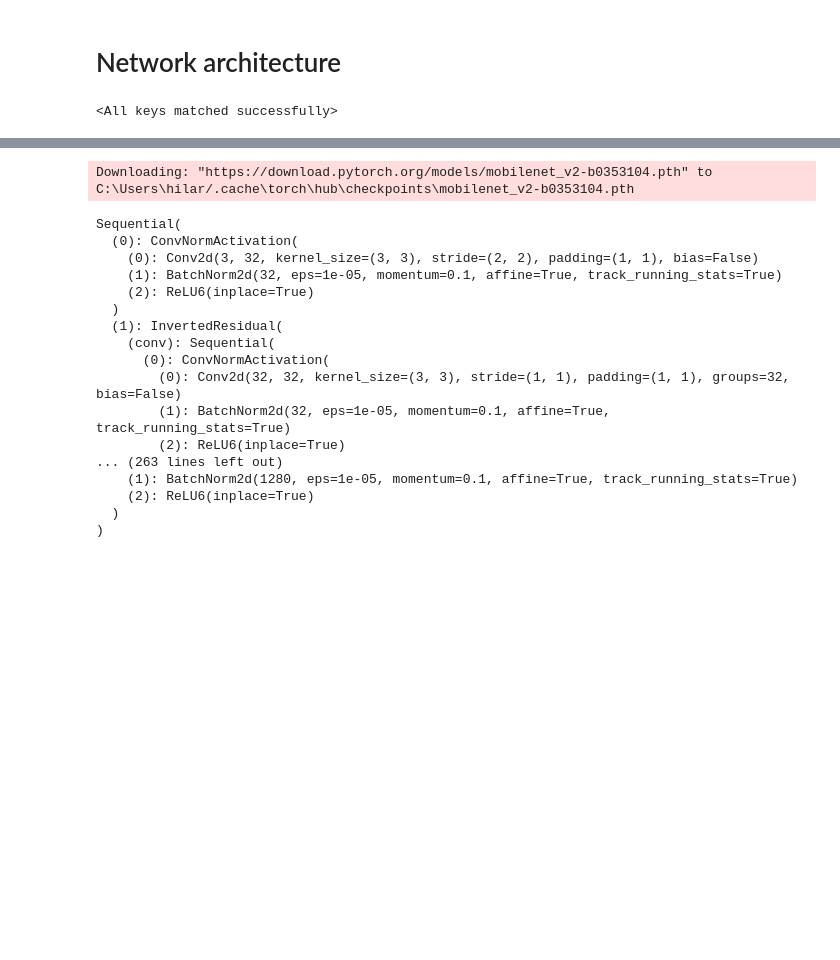
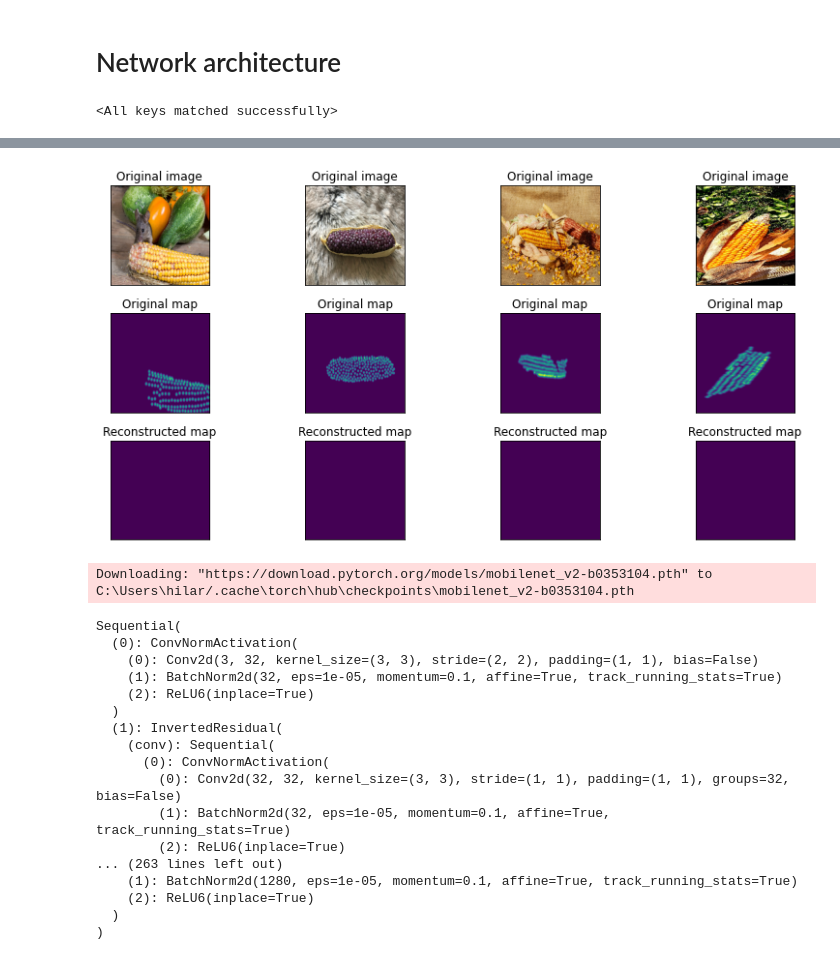
Before and after one commit to hcapettini2/Corn_Kernel_Counter, a Jupyter notebook: Density_based.ipynb, the cells around one changed output, grey strips where cells are left out. Cells and saved outputs as stored; diff of their text form; code cells hidden in the pictures; blank space fills up the shorter version.

```diff
--- a/Density_based.ipynb
+++ b/Density_based.ipynb
@@ -41,6 +41,7 @@ class CustomImageDataset(Dataset):
         image = Image.open(img_path) # I load it as a PIL image so I can perform some transforms that are not available for tensors.
         label_path = os.path.join(self.img_dir, self.img_labels.iloc[idx, 2])
         label    = cv2.imread(label_path,flags=cv2.IMREAD_ANYDEPTH)
+        label *= 1e3
         if self.transform:
             image = self.transform(image)
         if self.target_transform:
@@ -198,3 +469,32 @@ torch.Size([50, 3, 224, 224])
+# %%
+elements = [0,1,2,3]
+
+fig, axs = plt.subplots(3, 4, figsize=(12,6))
+fig.suptitle("",fontsize=15)
+fig.subplots_adjust(top=0.88)
+axs = axs.ravel()
+for i in range(4):
+    idx = elements[i]
+    predicted_map = outputs[idx][0]
+    original_map = labels[idx][0]
+    input_image = input_image = inputs.detach().cpu().numpy()[idx]
+    # Plot the reconstructed image
+    axs[i].imshow(input_image.transpose(1, 2, 0))
+    axs[i].set_title("Original image")
+    axs[i].set_xticks([])
+    axs[i].set_yticks([])
+    axs[i+4].imshow(original_map)
+    axs[i+4].set_title("Original map")
+    axs[i+4].set_xticks([])
+    axs[i+4].set_yticks([])
+    axs[i+8].imshow(predicted_map)
+    axs[i+8].set_title('Reconstructed map')
+    axs[i+8].set_xticks([])
+    axs[i+8].set_yticks([])
+plt.tight_layout()
+fig.subplots_adjust(top=0.88)
+# %% [output]
+[figure, added]
 # %%
 mobilenet = torchvision.models.mobilenet_v2(pretrained=True)
 # %% [output]
```
Also changed, not shown: parts of 19 cells of this notebook.
